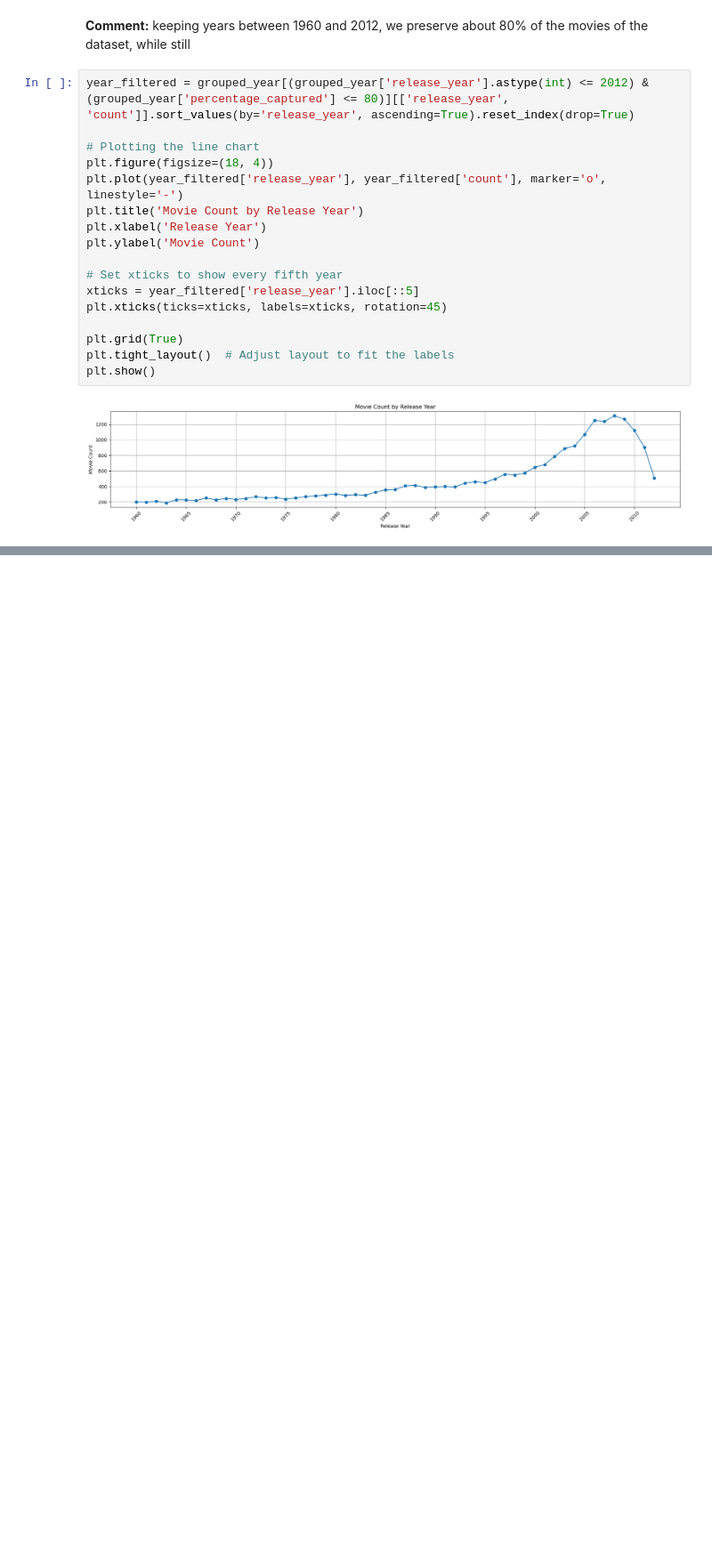
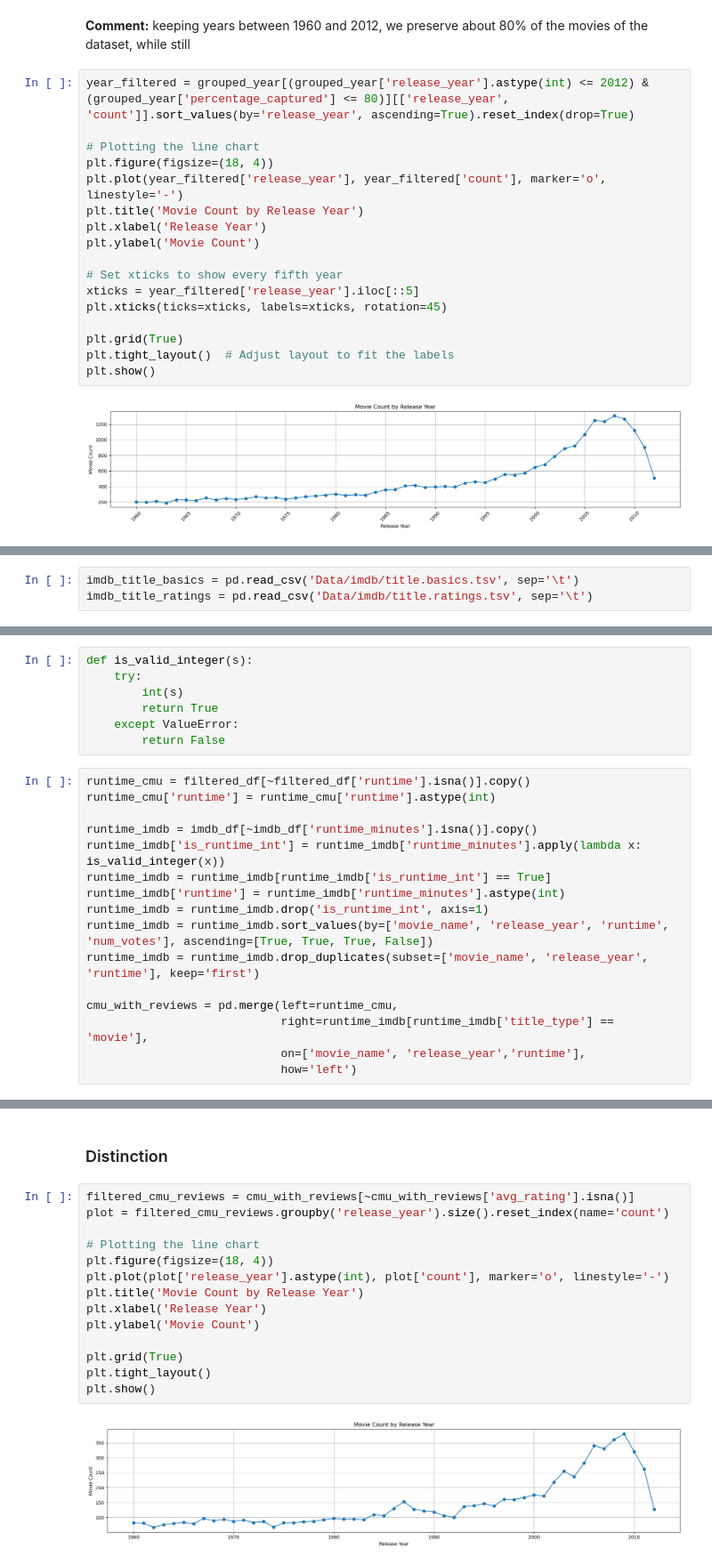
Before and after one commit to epfl-ada/ada-2023-project-biasbusters, a Jupyter notebook: initial_analysis.ipynb, the cells around one changed output, grey strips where cells are left out. Shown: that part at 89% size. Drawn from its saved outputs; the diff is of its cells as text; blank space fills up the shorter version.

```diff
--- a/initial_analysis.ipynb
+++ b/initial_analysis.ipynb
@@ -510,0 +550,3 @@ filtered_df
+# %%
+imdb_title_basics = pd.read_csv('Data/imdb/title.basics.tsv', sep='\t')
+imdb_title_ratings = pd.read_csv('Data/imdb/title.ratings.tsv', sep='\t')
@@ -510,0 +630,23 @@ filtered_df
+# %%
+def is_valid_integer(s):
+    try:
+        int(s)
+        return True
+    except ValueError:
+        return False
+# %%
+runtime_cmu = filtered_df[~filtered_df['runtime'].isna()].copy()
+runtime_cmu['runtime'] = runtime_cmu['runtime'].astype(int)
+
+runtime_imdb = imdb_df[~imdb_df['runtime_minutes'].isna()].copy()
+runtime_imdb['is_runtime_int'] = runtime_imdb['runtime_minutes'].apply(lambda x: is_valid_integer(x))
+runtime_imdb = runtime_imdb[runtime_imdb['is_runtime_int'] == True]
+runtime_imdb['runtime'] = runtime_imdb['runtime_minutes'].astype(int)
+runtime_imdb = runtime_imdb.drop('is_runtime_int', axis=1)
+runtime_imdb = runtime_imdb.sort_values(by=['movie_name', 'release_year', 'runtime', 'num_votes'], ascending=[True, True, True, False])
+runtime_imdb = runtime_imdb.drop_duplicates(subset=['movie_name', 'release_year', 'runtime'], keep='first')
+
+cmu_with_reviews = pd.merge(left=runtime_cmu,
+                            right=runtime_imdb[runtime_imdb['title_type'] == 'movie'],
+                            on=['movie_name', 'release_year','runtime'],
+                            how='left')
@@ -510,0 +669,18 @@ filtered_df
+# %% [markdown]
+### Distinction
+# %%
+filtered_cmu_reviews = cmu_with_reviews[~cmu_with_reviews['avg_rating'].isna()]
+plot = filtered_cmu_reviews.groupby('release_year').size().reset_index(name='count')
+
+# Plotting the line chart
+plt.figure(figsize=(18, 4))
+plt.plot(plot['release_year'].astype(int), plot['count'], marker='o', linestyle='-')
+plt.title('Movie Count by Release Year')
+plt.xlabel('Release Year')
+plt.ylabel('Movie Count')
+
+plt.grid(True)
+plt.tight_layout()
+plt.show()
+# %% [output]
+[figure, added]
```
Also changed, not shown: parts of 20 cells of this notebook, 1 other file.
